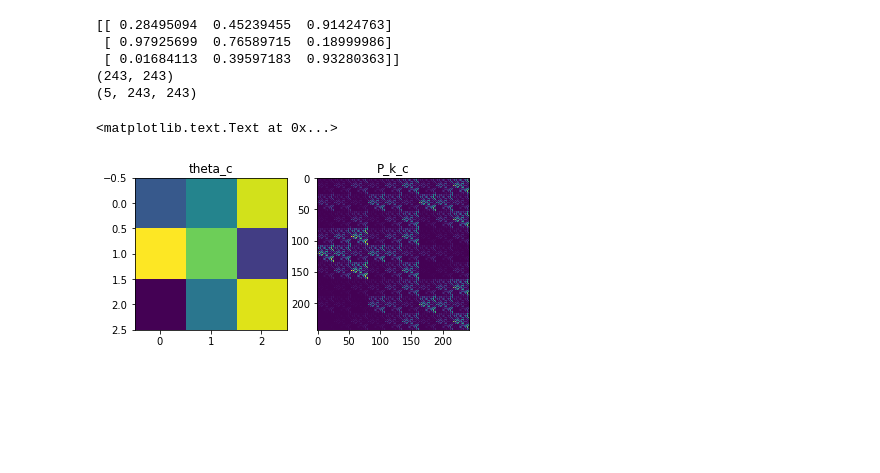
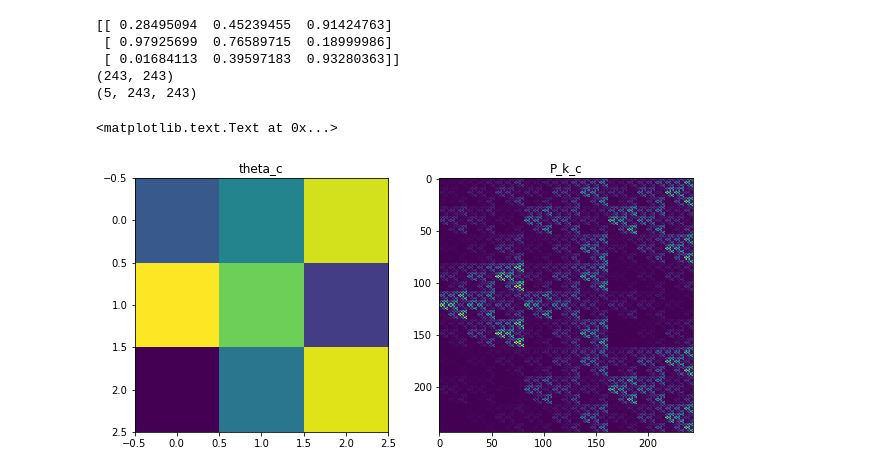
Before and after one commit to akshayats/probability, a Jupyter notebook: tensorflow_probability/examples/jupyter_notebooks/SampleFromSKGM.ipynb, the cells around one changed output. Drawn from its saved outputs; the diff is of its cells as text; code cells hidden in the pictures; blank space fills up the shorter version.

Commit message:
plotting fixes.

```diff
--- a/tensorflow_probability/examples/jupyter_notebooks/SampleFromSKGM.ipynb
+++ b/tensorflow_probability/examples/jupyter_notebooks/SampleFromSKGM.ipynb
@@ -98,15 +98,15 @@ print(G.shape)
 (5, 243, 243)
 # %%
 import matplotlib.pyplot as plt
-plt.figure()
+plt.figure(figsize=[10,10])
 plt.subplot(1,2,1)
 plt.imshow(theta_c)
 plt.title('theta_c')
 
 plt.subplot(1,2,2)
 plt.imshow(Pk_c_s)
 plt.title('P_k_c')
 # %% [output]
 <matplotlib.text.Text at 0x...>
-[figure, old version]
+[figure, new version]
 # %%
```
Also changed, not shown: parts of 1 cell of this notebook, 1 other file.
